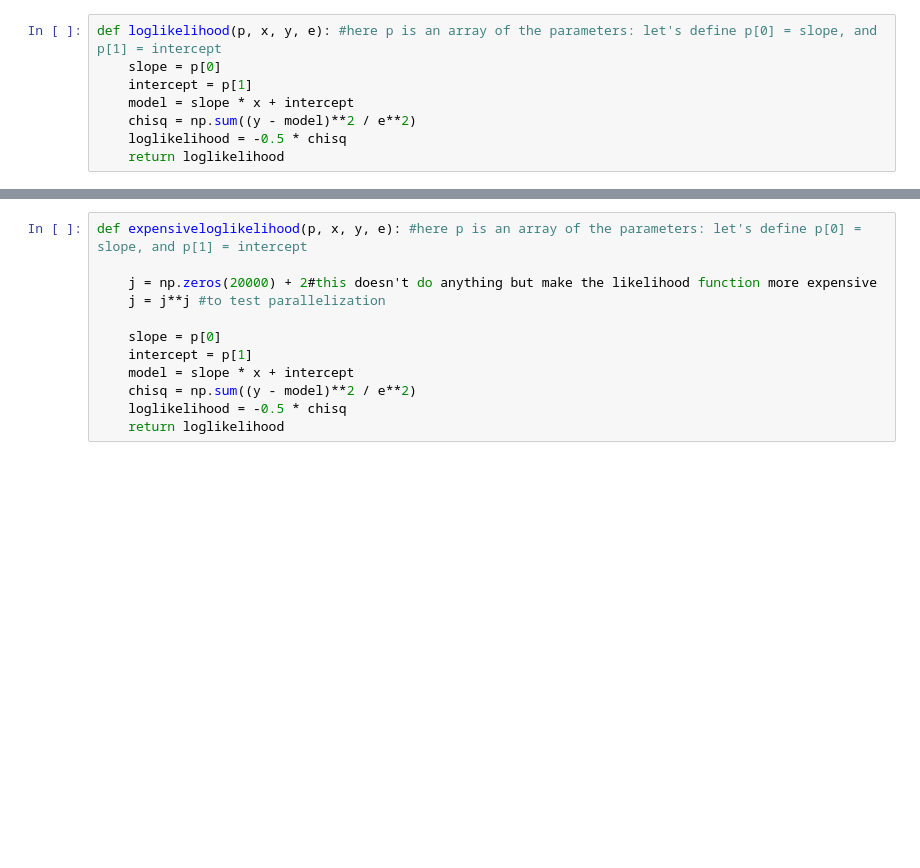
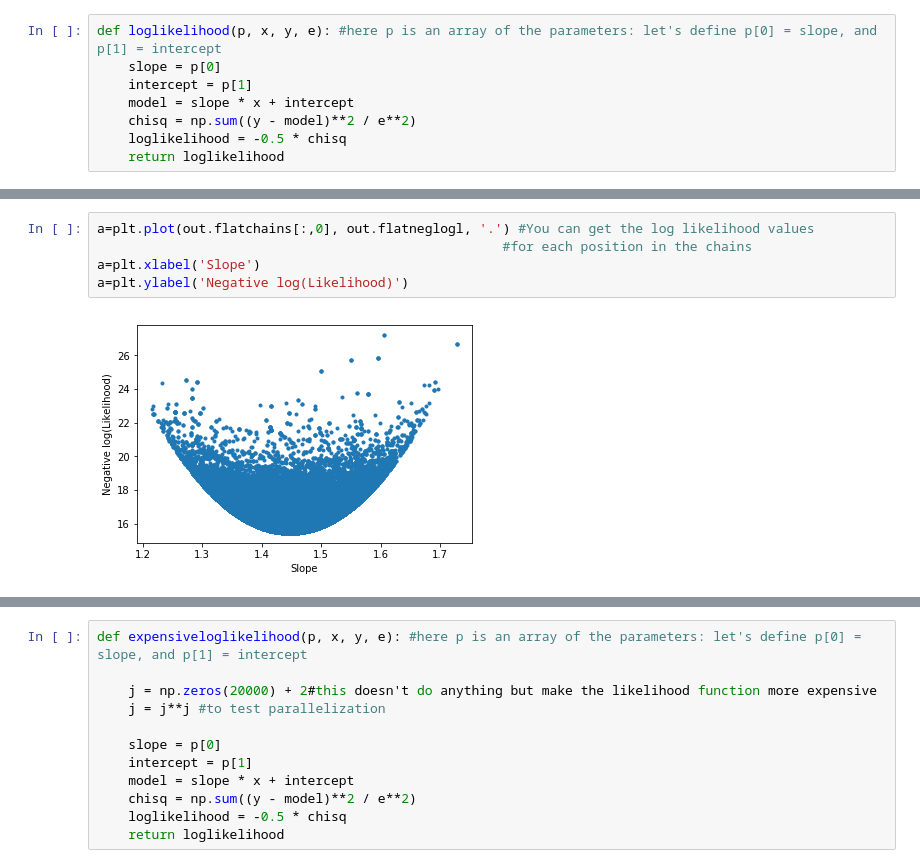
Before and after one commit to avanderburg/edmcmc, a Jupyter notebook: test_edmcmc.ipynb, the cells around one changed output, grey strips where cells are left out. Saved outputs shown, nothing was run; the diff lists cells and outputs as text; blank space fills up the shorter version.

```diff
--- a/test_edmcmc.ipynb
+++ b/test_edmcmc.ipynb
@@ -44,0 +71,7 @@ plt.show()
+# %%
+a=plt.plot(out.flatchains[:,0], out.flatneglogl, '.') #You can get the log likelihood values
+                                                    #for each position in the chains
+a=plt.xlabel('Slope')
+a=plt.ylabel('Negative log(Likelihood)')
+# %% [output]
+[figure, added]
```
Also changed, not shown: parts of 17 cells of this notebook, 1 other file.
